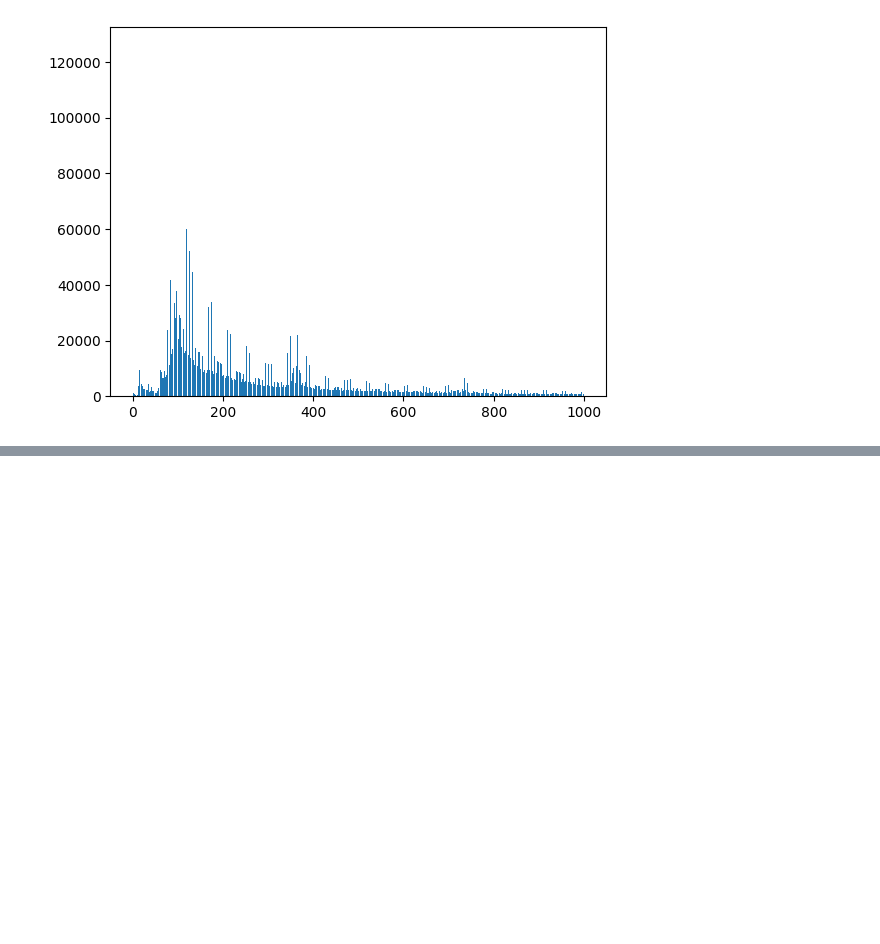
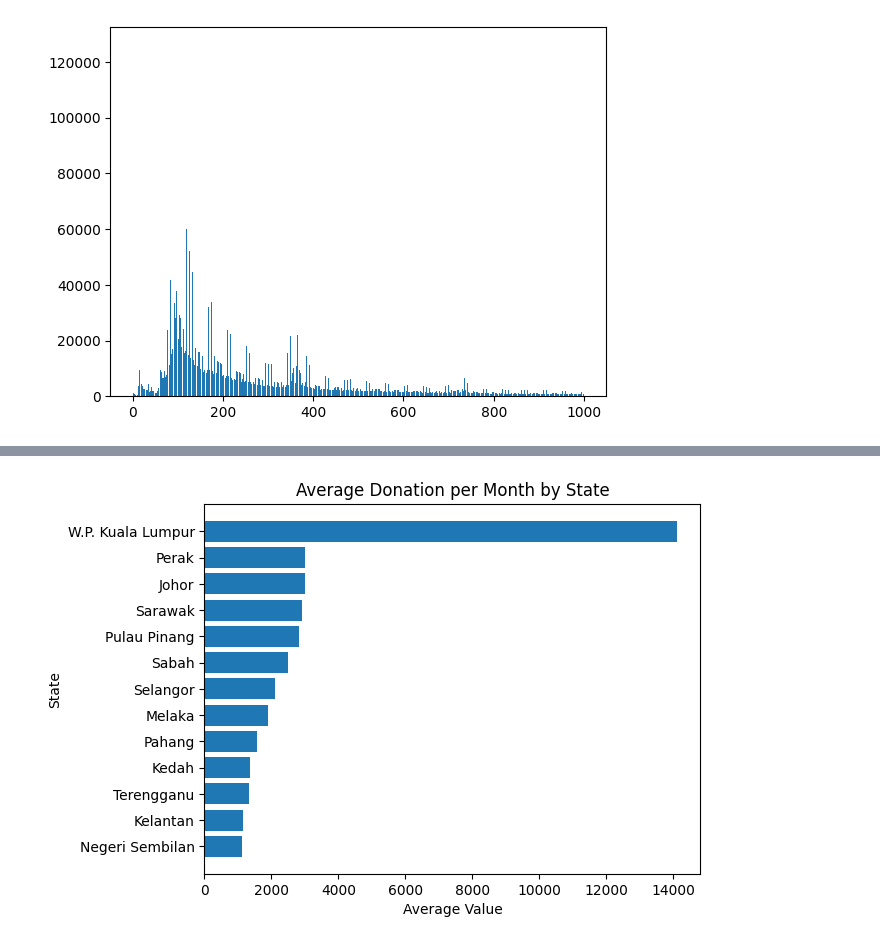
Before and after one commit to amaknabil/etl-blood-donation, a Jupyter notebook: eda/historical_eda.ipynb, the cells around one changed output, grey strips where cells are left out. Saved outputs shown, nothing was run; the diff lists cells and outputs as text; code cells hidden in the pictures; blank space fills up the shorter version.

```diff
--- a/eda/historical_eda.ipynb
+++ b/eda/historical_eda.ipynb
@@ -163,0 +303,36 @@ result
+# %%
+
+query = """
+            select ic.state, MONTH(h.visit_date) as mon , count(*) as total
+            from historical h left join inst_code ic
+            on h.inst_code = ic.inst_code
+            where 1
+            and YEAR(previous_visit) <> 1800
+            and YEAR(visit_date) = 2025
+            group by ic.state , mon
+            order by ic.state,  mon
+
+        """
+
+dff= con.sql(query).df()
+
+query1 = """
+            select d.state , AVG(d.total) as average
+            from dff d
+            where state is not null
+            group by state
+            order by average
+
+         """
+df = con.sql(query1).df()
+
+df
+
+plt.barh(df['state'],df['average'])
+plt.title('Average Donation per Month by State')
+plt.xlabel('Average Value')
+plt.ylabel('State')
+
+plt.show()
+# %% [output]
+[figure, added]
```
Also changed, not shown: parts of 10 cells of this notebook, 1 other file.
